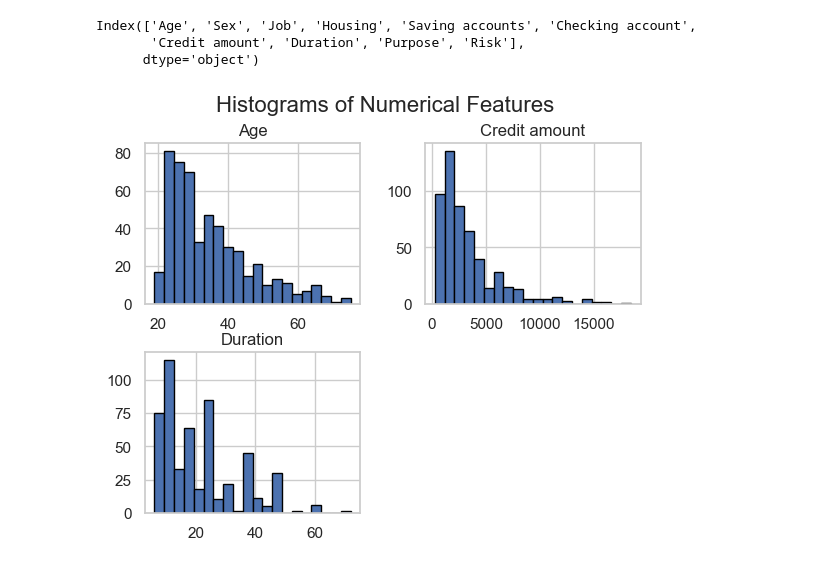
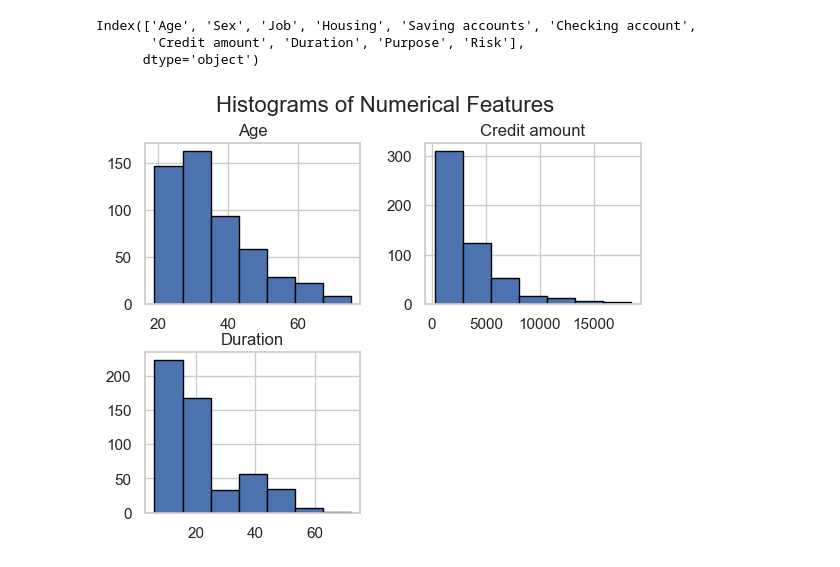
Before and after one commit to chidoakd/Credit-Risk-Modeling, a Jupyter notebook: credit_check.ipynb, the cells around one changed output. Saved outputs shown, nothing was run; the diff lists cells and outputs as text; code cells hidden in the pictures.

```diff
--- a/credit_check.ipynb
+++ b/credit_check.ipynb
@@ -118,8 +118,8 @@ Index(['Age', 'Sex', 'Job', 'Housing', 'Saving accounts', 'Checking account',
       dtype='object')
 # %%
 # show histograms of numerical features
-df[["Age", "Credit amount", "Duration"]].hist(bins=20, edgecolor='black')
+df[["Age", "Credit amount", "Duration"]].hist(bins=7, edgecolor='black')
 plt.suptitle('Histograms of Numerical Features', fontsize=16)
 plt.show()
 # %% [output]
-[figure, old version]
+[figure, new version]
```
